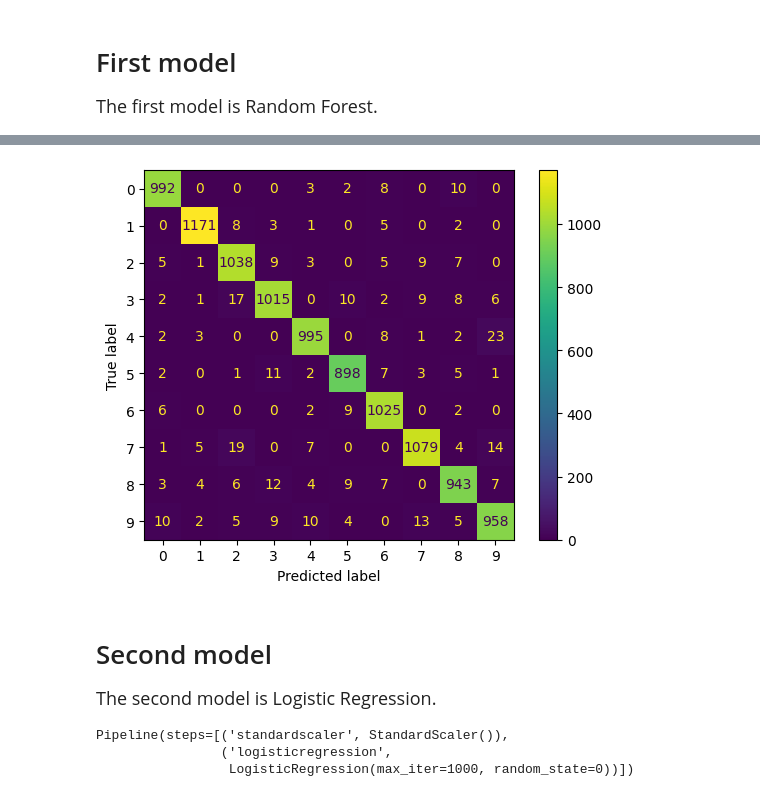
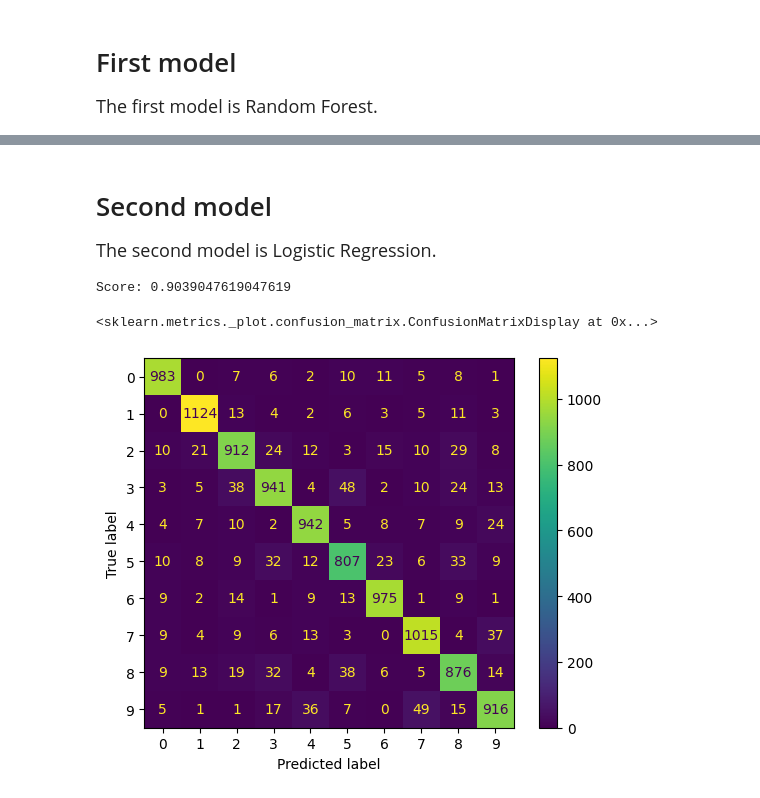
Before and after one commit to bit-nap/CSCI.331-Digit-Recognizer, a Jupyter notebook: csci-331-digit-recognizer-notebook.ipynb, the cells around one changed output, grey strips where cells are left out. Drawn from its saved outputs; the diff is of its cells as text; code cells hidden in the pictures.

```diff
--- a/csci-331-digit-recognizer-notebook.ipynb
+++ b/csci-331-digit-recognizer-notebook.ipynb
@@ -68,10 +76,3 @@ RandomForestClassifier(random_state=0)
-# %%
-prediction = forest_model.predict(val_X)
-matrix = confusion_matrix(val_y, prediction)
-
-matrix_display = ConfusionMatrixDisplay(matrix).plot()
-# %% [output]
-[figure, removed]
 # %% [markdown]
 # Second model
 <span style="font-size:18px;">
@@ -80,13 +81,17 @@ The second model is Logistic Regression.
 # %%
 from sklearn.linear_model import LogisticRegression
 from sklearn.pipeline import make_pipeline
 from sklearn.preprocessing import StandardScaler
 
 X_train, X_test, y_train, y_test = train_test_split(X, y, stratify = y)
 
 clf = make_pipeline(StandardScaler(), LogisticRegression(max_iter=1000,random_state=0))
 clf.fit(X_train, y_train)
+y_pred = clf.predict(X_test)
+cm = confusion_matrix(y_test, y_pred)
+print("Score: " + str(clf.score(X_test,y_test)))
+ConfusionMatrixDisplay(cm).plot()
 # %% [output]
-Pipeline(steps=[('standardscaler', StandardScaler()),
-                ('logisticregression',
-                 LogisticRegression(max_iter=1000, random_state=0))])
+Score: 0.9039047619047619
+<sklearn.metrics._plot.confusion_matrix.ConfusionMatrixDisplay at 0x...>
+[figure, added]
```
Also changed, not shown: parts of 6 cells of this notebook.
